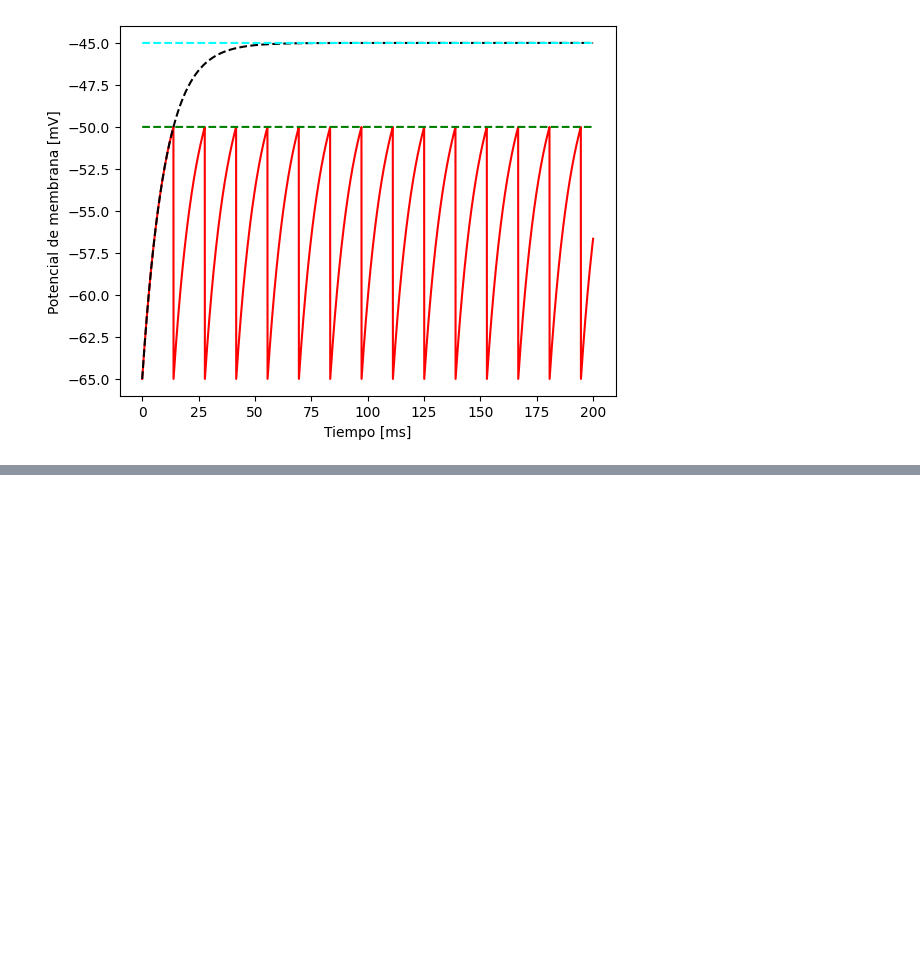
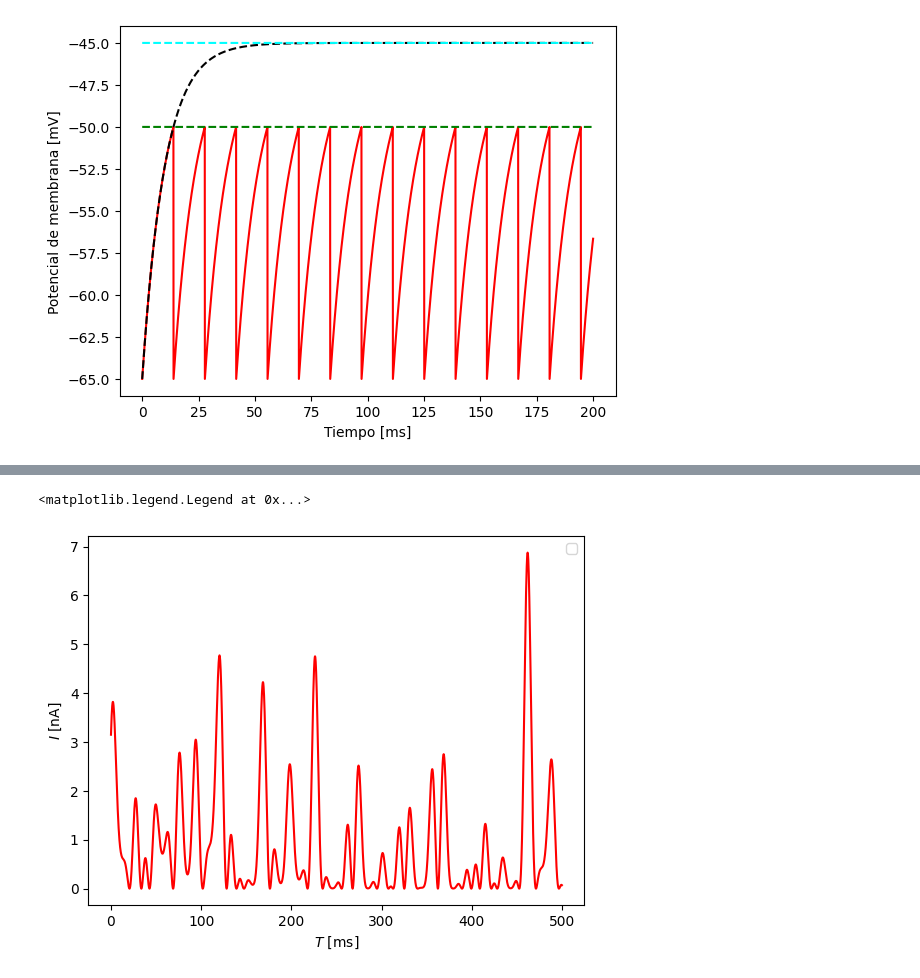
Before and after one commit to marcos626/Redes_neuronales, a Jupyter notebook: redes-neuronales-2024-guia-5.ipynb, the cells around one changed output, grey strips where cells are left out. Saved outputs shown, nothing was run; the diff lists cells and outputs as text; code cells hidden in the pictures; blank space fills up the shorter version.

```diff
--- a/redes-neuronales-2024-guia-5.ipynb
+++ b/redes-neuronales-2024-guia-5.ipynb
@@ -426,0 +450,16 @@ plt.plot(valores_t,[Vu]*len(valores_t),label = "$V_u$", linestyle = '--', c = 'g
+# %%
+#3.5)
+a = 0  # ms
+b = 200  # ms
+I0 = 0.35  # nA
+def I(t):
+    return I0*(np.cos(t/3)+np.sin(t/5)+np.cos(t/7)+np.sin(t/11)+np.cos(t/13))**2
+p = [E,tau,R,I,Vu]
+# %%
+plt.xlabel('$T$ [ms]')
+plt.ylabel('$I$ [nA]')
+valores_t = t
+plt.plot(valores_t,np.vectorize(I)(valores_t), label = "", linestyle = '-', c = 'red')
+plt.title('')
+plt.legend()
+# %% [output]
@@ -426,0 +467,2 @@ plt.plot(valores_t,[Vu]*len(valores_t),label = "$V_u$", linestyle = '--', c = 'g
+<matplotlib.legend.Legend at 0x...>
+[figure, added]
```
Also changed, not shown: parts of 4 cells of this notebook.
